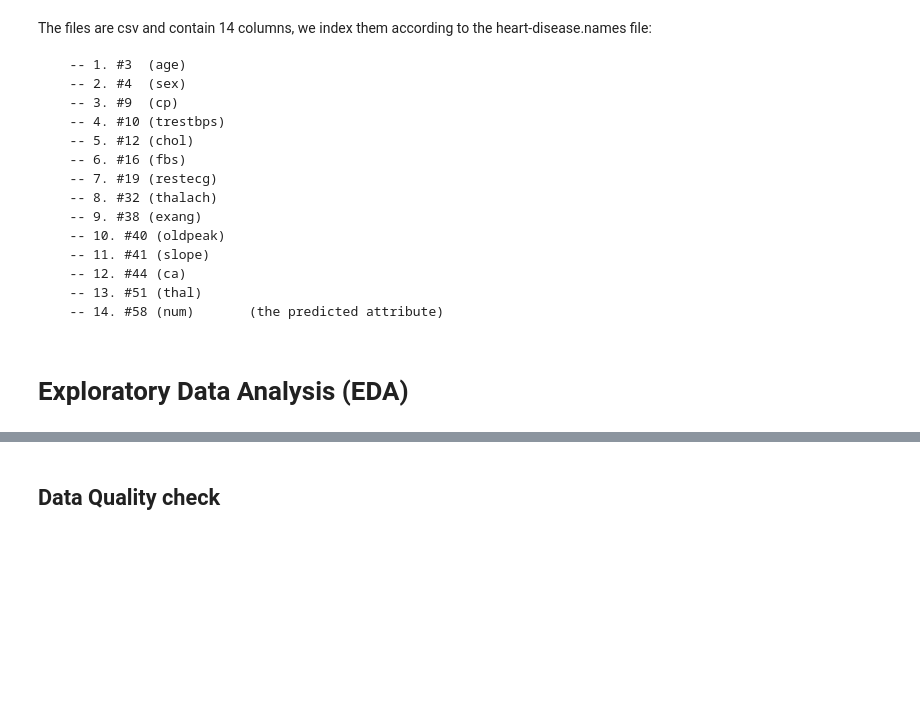
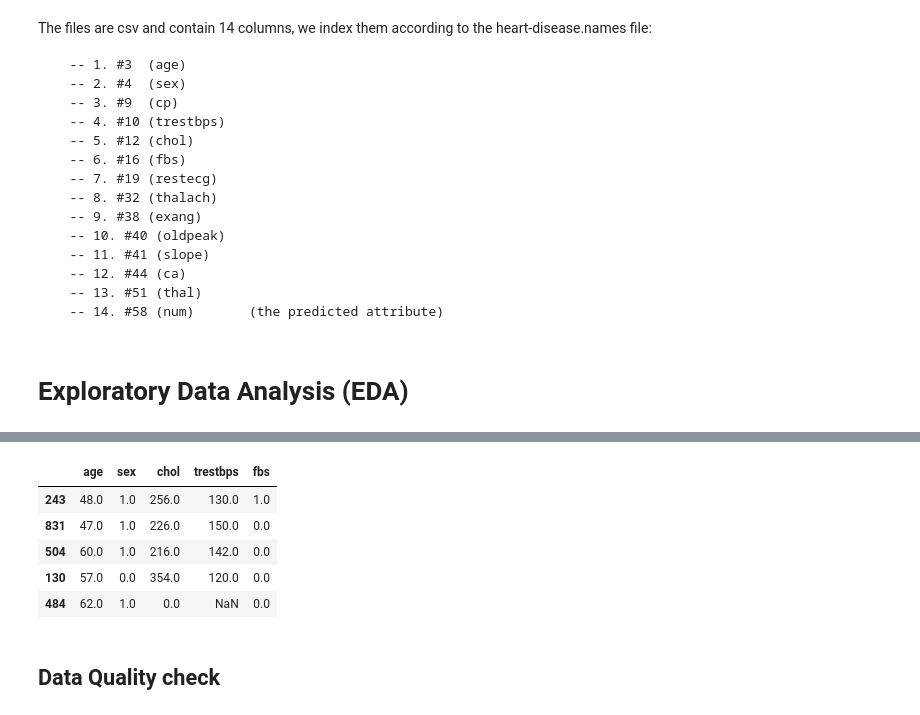
Before and after one commit to Phues/UCI-Heart-Disease-Data-Augmentation-using-Gemma4-and-LightRAG, a Jupyter notebook: notebooks/UCI_Heart_Disease Classification.ipynb, the cells around one changed output, grey strips where cells are left out. Saved outputs shown, nothing was run; the diff lists cells and outputs as text; code cells hidden in the pictures; blank space fills up the shorter version.

```diff
--- a/notebooks/UCI_Heart_Disease Classification.ipynb
+++ b/notebooks/UCI_Heart_Disease Classification.ipynb
@@ -94,6 +94,16 @@ df.describe()
 | 50% | 54.000000 | 1.000000 | 4.000000 | 130.000000 | 223.000000 | 0.000000 | 0.000000 | 140.000000 | 0.000000 | 0.500000 | 2.000000 | ... |
 | 75% | 60.000000 | 1.000000 | 4.000000 | 140.000000 | 268.000000 | 0.000000 | 1.000000 | 157.000000 | 1.000000 | 1.500000 | 2.000000 | ... |
 | max | 77.000000 | 1.000000 | 4.000000 | 200.000000 | 603.000000 | 1.000000 | 2.000000 | 202.000000 | 1.000000 | 6.200000 | 3.000000 | ... |
+# %%
+seeds = df[["age", "sex", "chol", "trestbps", "fbs"]].sample(n=5, replace=True)
+seeds
+# %% [output]
+|  | age | sex | chol | trestbps | fbs |
+| 243 | 48.0 | 1.0 | 256.0 | 130.0 | 1.0 |
+| 831 | 47.0 | 1.0 | 226.0 | 150.0 | 0.0 |
+| 504 | 60.0 | 1.0 | 216.0 | 142.0 | 0.0 |
+| 130 | 57.0 | 0.0 | 354.0 | 120.0 | 0.0 |
+| 484 | 62.0 | 1.0 | 0.0 | NaN | 0.0 |
 # %% [markdown]
 ## Data Quality check
 # %% [markdown]
```
Also changed, not shown: 4 other files.
